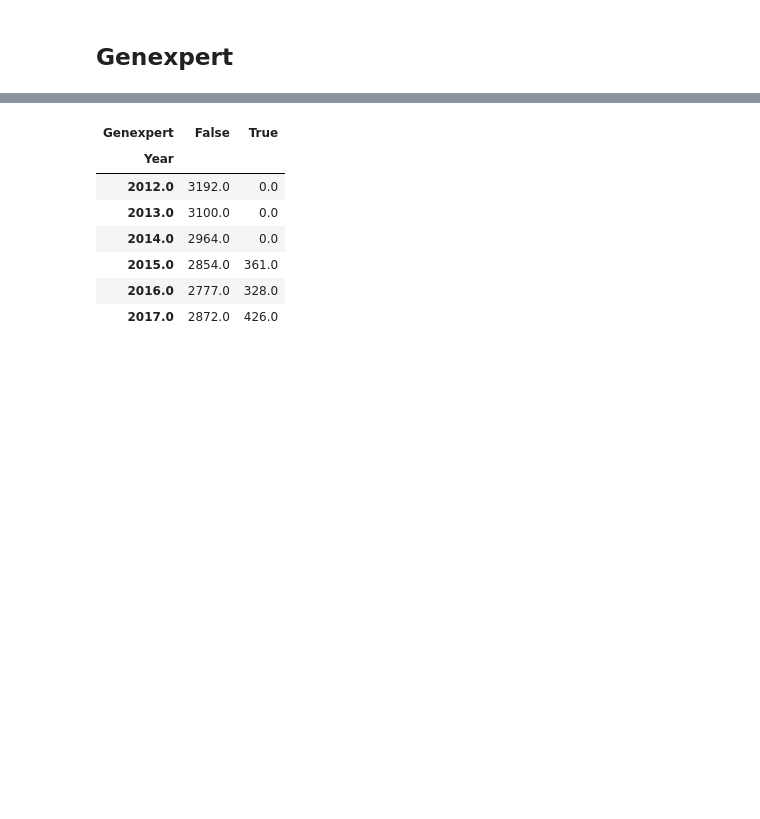
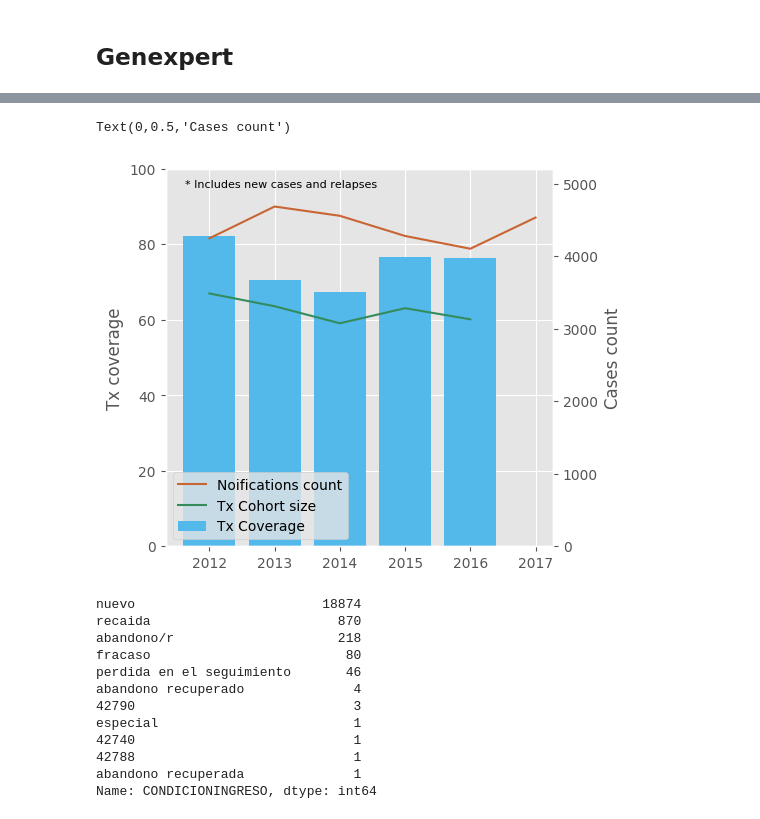
Before and after one commit to Guitlle/gf, a Jupyter notebook: outcome_measurement/tuberculosis/gtm/GTM - TB Tx Cohorts - Genexpert analysis.ipynb, the cells around one changed output, grey strips where cells are left out. Saved outputs shown, nothing was run; the diff lists cells and outputs as text; code cells hidden in the pictures; blank space fills up the shorter version.

```diff
--- a/outcome_measurement/tuberculosis/gtm/GTM - TB Tx Cohorts - Genexpert analysis.ipynb
+++ b/outcome_measurement/tuberculosis/gtm/GTM - TB Tx Cohorts - Genexpert analysis.ipynb
@@ -18,3 +14,9 @@ mlp.rcParams["figure.facecolor"] = "white"
+# %%
+%matplotlib inline
+plt.style.use('ggplot')
+mlp.rcParams["figure.facecolor"] = "white"
+mlp.rcParams["figure.dpi"] = 100
+mlp.rcParams["figure.figsize"] = [10,7]
 # %%
 priordepts2014 = [1, 5, 12, 10, 9, 11, 18, 19 ]
 priordepts2018 = [10, 11, 12, 14, 9, 13, 16, 18, 1, 5, 17]
@@ -186,11 +190,52 @@ plt.tight_layout(pad=0.8)
+# %%
+mlp.rcParams["figure.figsize"] = (5, 5)
+# Genexpert no es confiable en notificaciones. No concuerda con datos de laboratorios (totales > 1000, en notifs es ~ 400)
+# tbnots[(tbnots.CONDICIONINGRESO == "nuevo") ].groupby(["Year", "Genexpert"]).apply(len).unstack(1).fillna(0)
+d = pd.concat([
+    tbnots.groupby(["Year"]).apply(len).fillna(0)\
+        .rename("notifications"),
+    datadf[(datadf.col_name.isin(["TOTAL"])) &
+       (datadf.table.isin(["Nuevos Pulmonares BK+", "Nuevos Pulmonares BK-",
+                           "Nuevos Pediatricos",
+                           "Nuevos Extrapulmonares", "Nuevos TB/VIH", "Retratamientos"
+                          ])) &
+       (datadf.deptocode!=0)].\
+    groupby(["year"]).value.sum().rename("cohortes")], 1)
+d["coverage"] = 100*d.cohortes/d.notifications
+ax = plt.axes()
+plt.bar(d.index, d.coverage, color="#53B8EA", label="Tx Coverage")
+plt.text(0.05,0.95, "* Includes new cases and relapses", transform=ax.transAxes, fontsize=8)
+plt.ylim(0,100)
+shrink = 0.9
+plt.plot(d.index, shrink*100*d.notifications/d.notifications.max(),
+         label = "Noifications count",
+        color= "#C96533")
+plt.plot(d.index, shrink*100*d.cohortes/d.notifications.max(), label = "Tx Cohort size",
+        color= "#348C5D")
+plt.legend(loc="lower left")
+plt.ylabel("Tx coverage")
+ax2 = plt.twinx()
+ax2.set_ylim(0,d.notifications.max()/shrink)
+ax2.grid(False)
+ax2.set_ylabel("Cases count")
+# %% [output]
+Text(0,0.5,'Cases count')
+[figure, added]
 # %%
-tbnots[(tbnots.CONDICIONINGRESO == "nuevo") ].groupby(["Year", "Genexpert"]).apply(len).unstack(1).fillna(0)
+#tbnots[(tbnots.CONDICIONINGRESO == "nuevo") ].groupby(["Year", "Genexpert", "SEXO", "EDAD"])\
+#    .Genexpert.count().unstack(1).unstack(1).fillna(0).to_excel("temp.xlsx")
+#tbnots.columns #FECHAINICIOTX.value_counts(dropna=False)
+tbnots.CONDICIONINGRESO.value_counts()
 # %% [output]
-| Genexpert | False | True |
-| Year |  |  |
-| 2012.0 | 3192.0 | 0.0 |
-| 2013.0 | 3100.0 | 0.0 |
-| 2014.0 | 2964.0 | 0.0 |
-| 2015.0 | 2854.0 | 361.0 |
-| 2016.0 | 2777.0 | 328.0 |
-| 2017.0 | 2872.0 | 426.0 |
+nuevo                        18874
+recaida                        870
+abandono/r                     218
+fracaso                         80
+perdida en el seguimiento       46
+abandono recuperado              4
+42790                            3
+especial                         1
+42740                            1
+42788                            1
+abandono recuperada              1
+Name: CONDICIONINGRESO, dtype: int64
```
Also changed, not shown: parts of 7 cells of this notebook, 2 other files.
